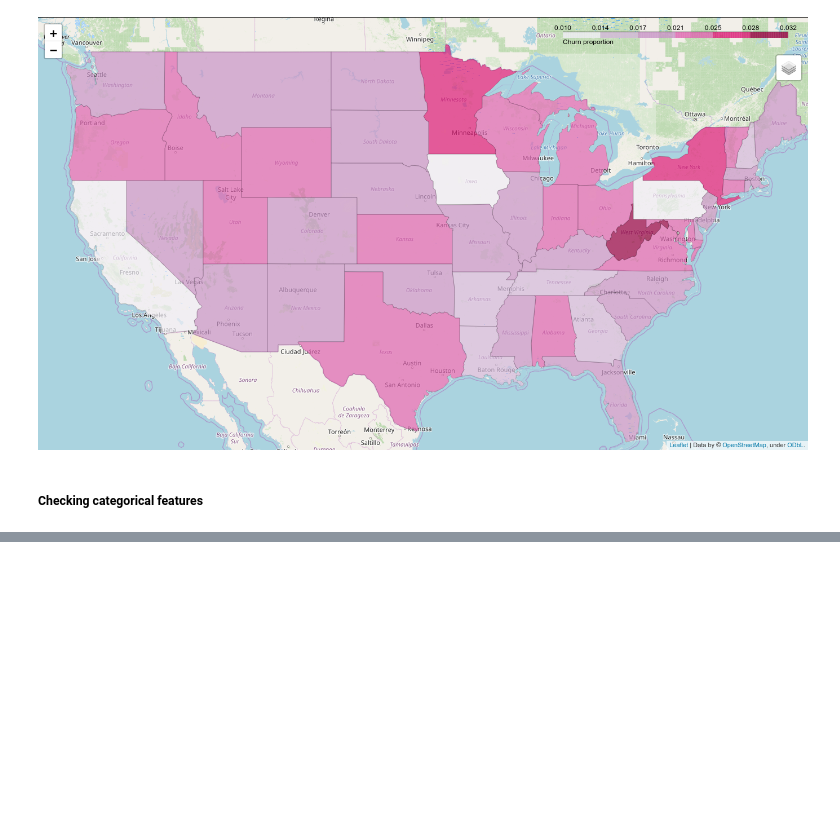
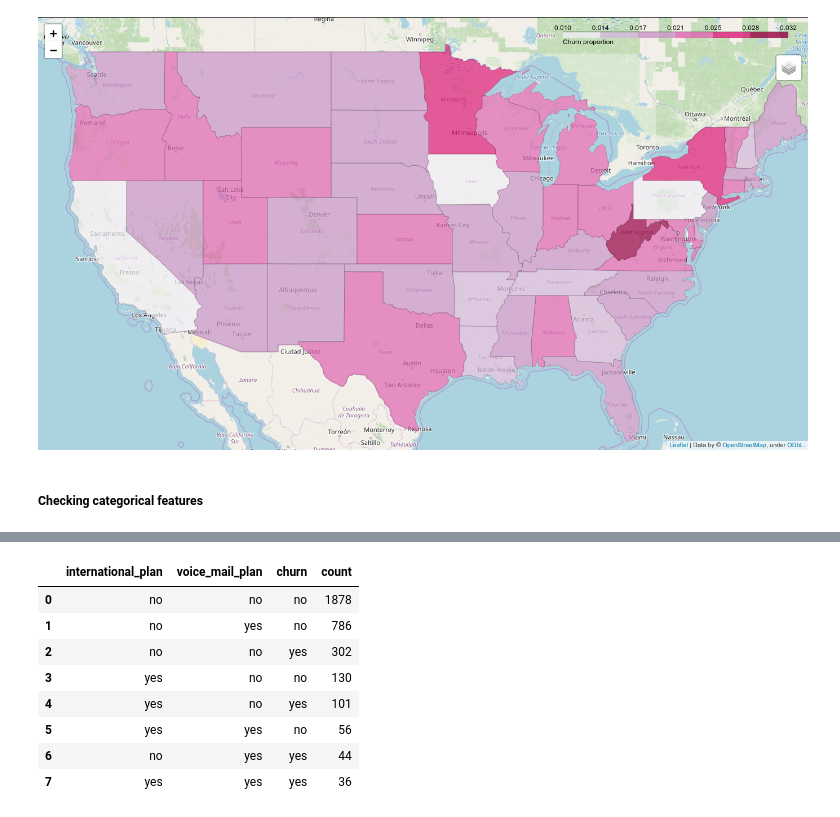
Before and after one commit to naiaraap/Pyspark_version_Predicting_Customer_Churn_in_Telecommunication_Operators, a Jupyter notebook: Pyspark_version_Predicting_Customer_Churn_in_Telecommunication_Operators.ipynb, the cells around one changed output, grey strips where cells are left out. Drawn from its saved outputs; the diff is of its cells as text; code cells hidden in the pictures; blank space fills up the shorter version.

```diff
--- a/Pyspark_version_Predicting_Customer_Churn_in_Telecommunication_Operators.ipynb
+++ b/Pyspark_version_Predicting_Customer_Churn_in_Telecommunication_Operators.ipynb
@@ -592,0 +631,17 @@ for col_name in df_new_train_cat.columns:
+# %%
+# Checking relation between categorical variables grouped by churn
+values = df_train_cat.select('state', 'international_plan', 'voice_mail_plan', 'churn') \
+                    .groupBy('international_plan', 'voice_mail_plan', 'churn').count() \
+                    .orderBy('count', ascending=False).toPandas()
+
+display(values)
+# %% [output]
+|  | international_plan | voice_mail_plan | churn | count |
+| 0 | no | no | no | 1878 |
+| 1 | no | yes | no | 786 |
+| 2 | no | no | yes | 302 |
+| 3 | yes | no | no | 130 |
+| 4 | yes | no | yes | 101 |
+| 5 | yes | yes | no | 56 |
+| 6 | no | yes | yes | 44 |
+| 7 | yes | yes | yes | 36 |
```
Also changed, not shown: parts of 11 cells of this notebook.
